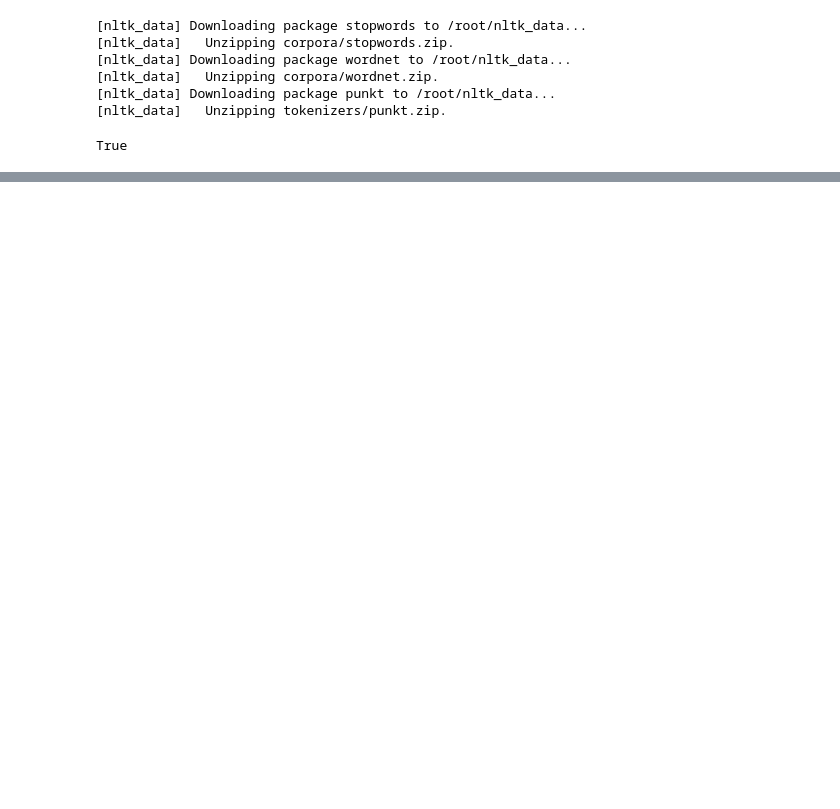
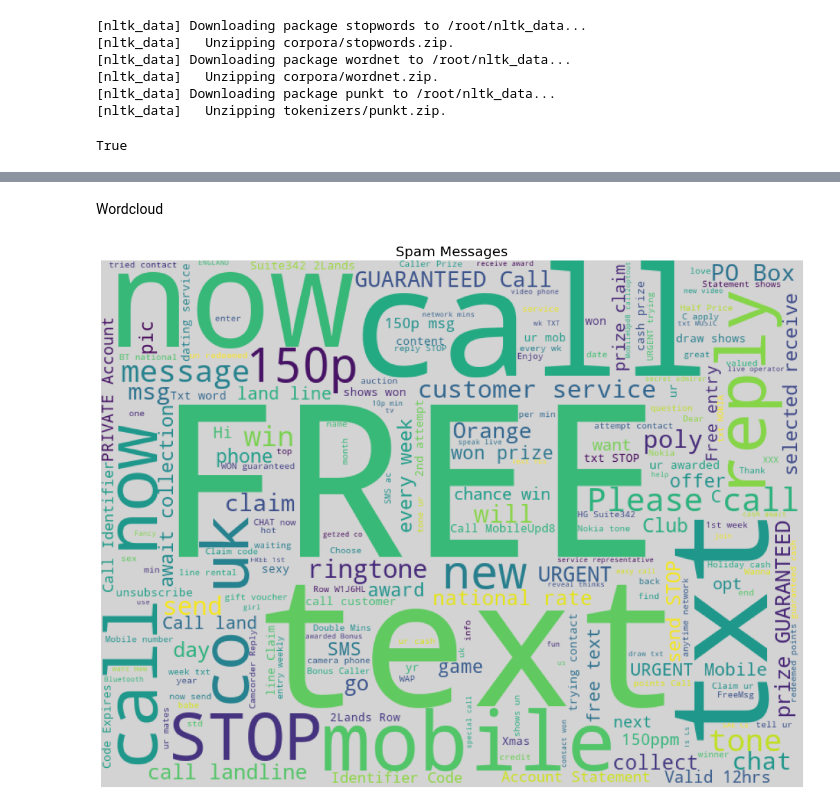
Before and after one commit to bridgecrew-perf7/Spam-Classification-with-Deployment, a Jupyter notebook: Spam_Classifier.ipynb, the cells around one changed output, grey strips where cells are left out. Saved outputs shown, nothing was run; the diff lists cells and outputs as text; code cells hidden in the pictures; blank space fills up the shorter version.

```diff
--- a/Spam_Classifier.ipynb
+++ b/Spam_Classifier.ipynb
@@ -125,0 +144,17 @@ joblib.dump(cv,'countvector.pkl')
+# %% [markdown]
+Wordcloud
+# %%
+text = ' '.join(spams['v2'].astype(str).tolist())
+stop = set(wordcloud.STOPWORDS)
+
+fig_wordcloud = wordcloud.WordCloud(stopwords=stop,background_color='lightgrey',
+                colormap='viridis', width=800, height=600).generate(text)
+
+plt.figure(figsize=(20,14), frameon=True)
+plt.imshow(fig_wordcloud)
+plt.axis('off')
+plt.title('Spam Messages', fontsize=20 )
+plt.savefig('wordcloud1.png',dpi=400,bbox_inches='tight')
+plt.show()
+# %% [output]
+[figure, added]
```
Also changed, not shown: parts of 54 cells of this notebook.
